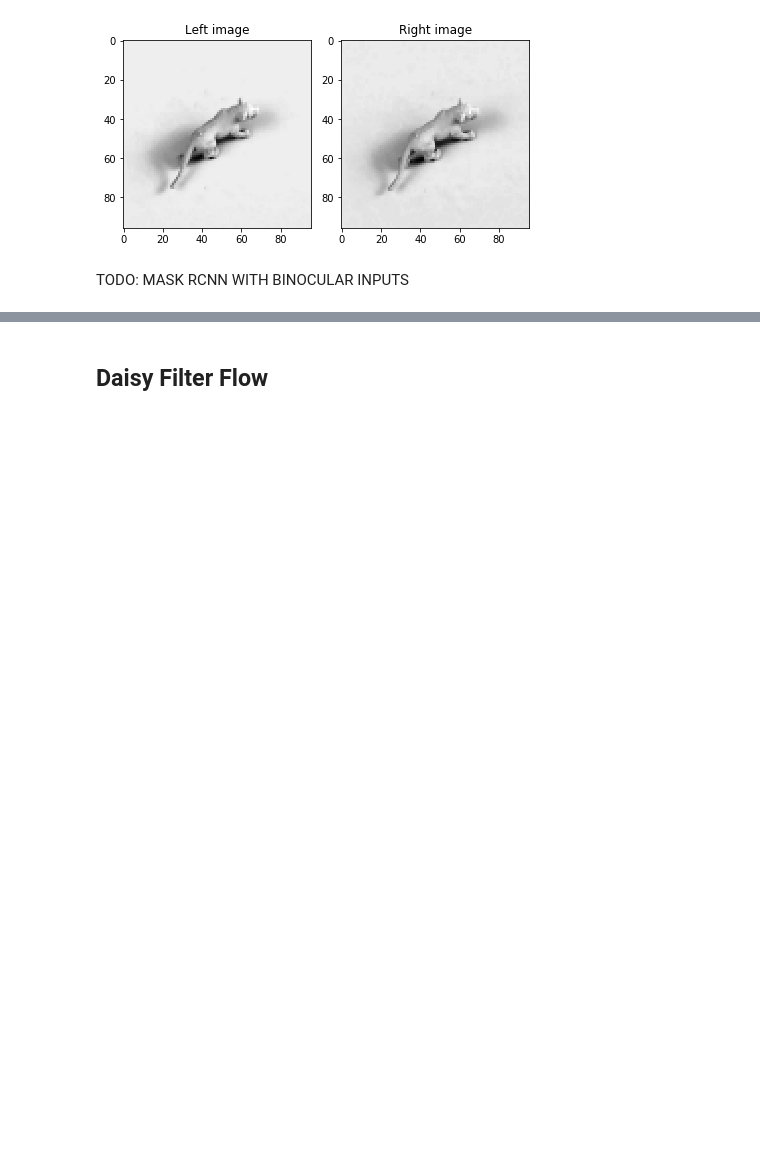
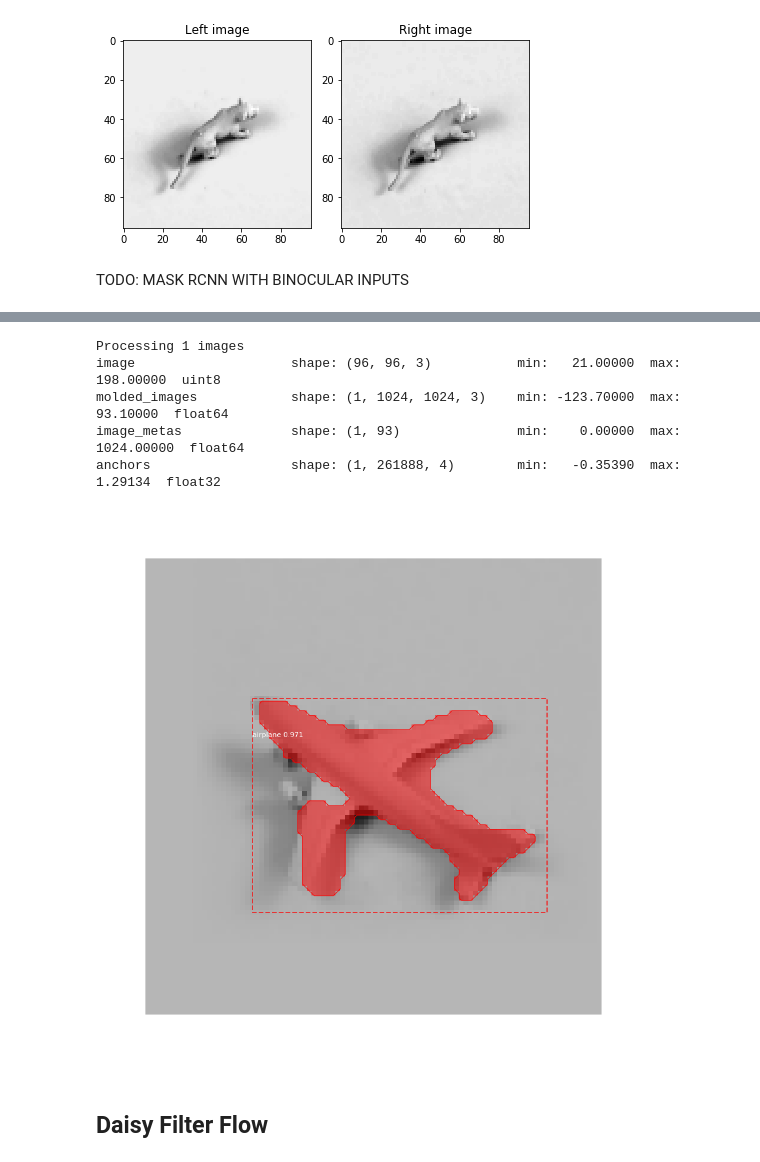
Before and after one commit to hmallen99/VisualReconstruction, a Jupyter notebook: mask_rcnn/Mask_RCNN-master/samples/Reconstruction with MaskRCNN.ipynb, the cells around one changed output, grey strips where cells are left out. Cells and saved outputs as stored; diff of their text form; code cells hidden in the pictures; blank space fills up the shorter version.

```diff
--- a/mask_rcnn/Mask_RCNN-master/samples/Reconstruction with MaskRCNN.ipynb
+++ b/mask_rcnn/Mask_RCNN-master/samples/Reconstruction with MaskRCNN.ipynb
@@ -187,3 +212,15 @@ model.detect(...)
+# %%
+results = model.detect([right_image], verbose=1)
+r_results = results[0]
+visualize.display_instances(right_image, r_results['rois'], r_results['masks'], r_results['class_ids'],
+                            class_names, r_results['scores'])
+# %% [output]
+Processing 1 images
+image                    shape: (96, 96, 3)           min:   21.00000  max:  198.00000  uint8
+molded_images            shape: (1, 1024, 1024, 3)    min: -123.70000  max:   93.10000  float64
+image_metas              shape: (1, 93)               min:    0.00000  max: 1024.00000  float64
+anchors                  shape: (1, 261888, 4)        min:   -0.35390  max:    1.29134  float32
+[figure, added]
 # %% [markdown]
 ## Daisy Filter Flow
 # %% [markdown]
```
Also changed, not shown: parts of 8 cells of this notebook.
